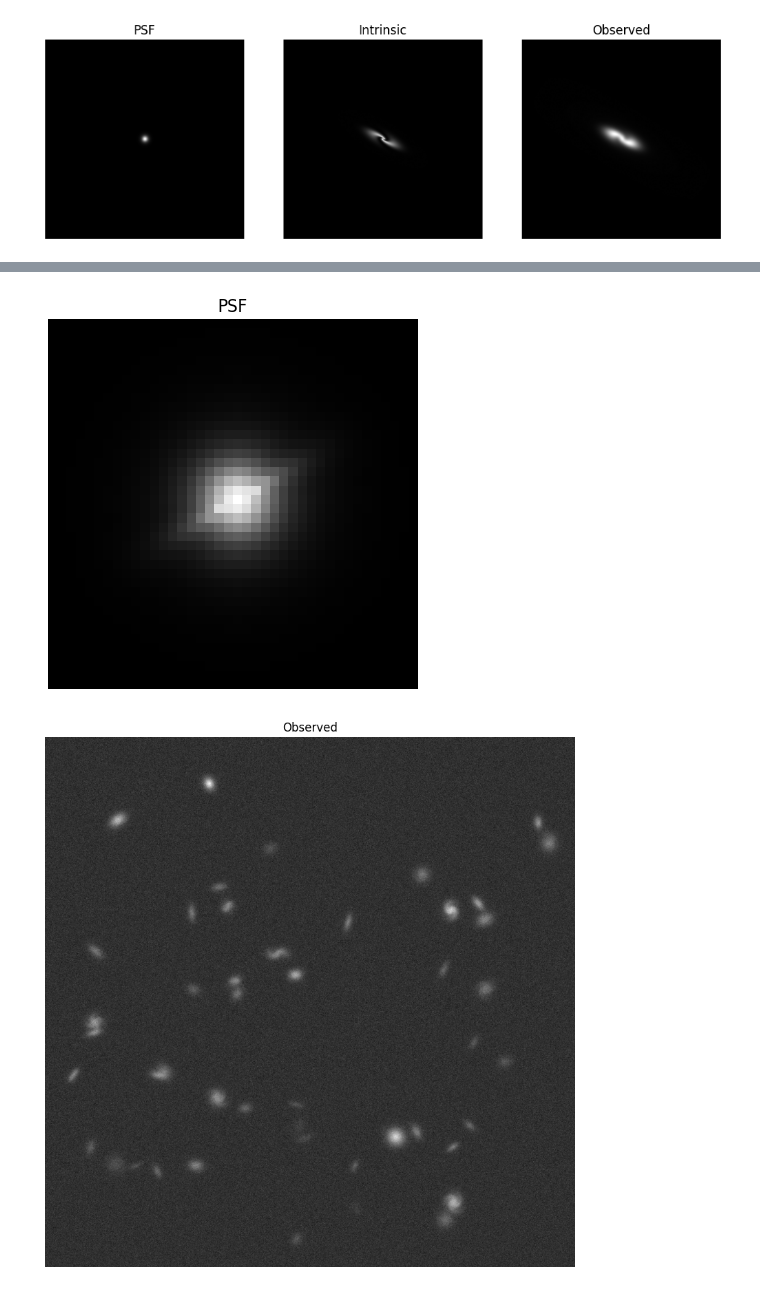
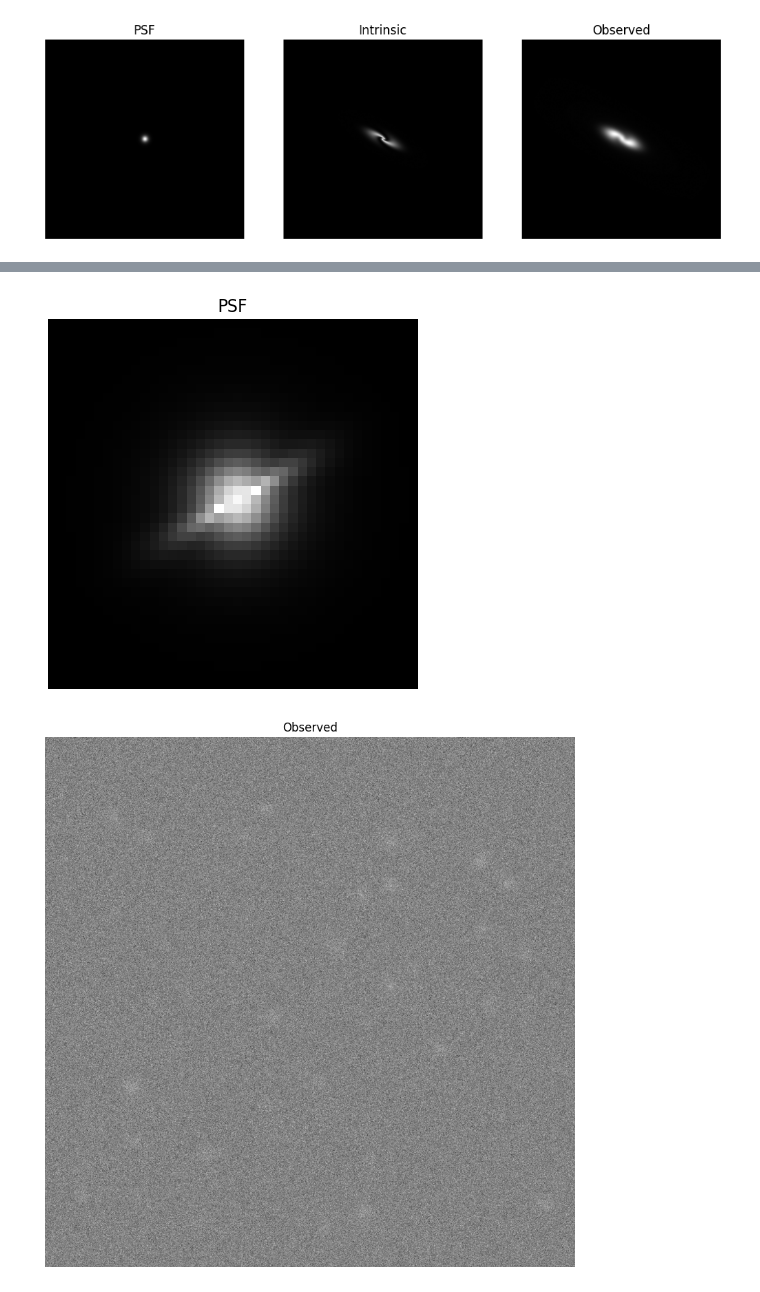
Before and after one commit to nielsklerk/FRP, a Jupyter notebook: notebooks/02_gaap.ipynb, the cells around one changed output, grey strips where cells are left out. Drawn from its saved outputs; the diff is of its cells as text; code cells hidden in the pictures.

```diff
--- a/notebooks/02_gaap.ipynb
+++ b/notebooks/02_gaap.ipynb
@@ -81,8 +81,8 @@ width = 1000
 margin = 50
 
 # Define scaling for the weight
-a = 6
-b = 6
+a = 10
+b = 10
 
 image = np.zeros((height, width), dtype=float)
 
@@ -116,9 +116,9 @@ for _ in range(N_galaxies):
     image += galaxy_image
 
 # Plot intrinsic image
-plt.figure(figsize=(10, 10))
+plt.figure(figsize=(8, 8))
 for (xc, yc) in centers:
-    plt.scatter(xc, yc, c='cyan')
+    plt.scatter(xc, yc, c='cyan', marker='+')
 plt.imshow(image)
 plt.title("Intrinsic")
 plt.show()
@@ -127,25 +127,25 @@ plt.show()
 # %%
 # Define normalized PSF
-image_psf = moffat(40, 40, 2, 5, n_spikes=1, rotation=np.pi / 3, spike_strength=0.2, spike_width=0.2, Rc=8)
+image_psf = moffat(40, 40, 2, 5, n_spikes=2, rotation=np.pi/3, spike_strength=0.2, spike_width=0.2, Rc=8)
 image_psf /= image_psf.sum()
 
 # Plot PSF
 plt.imshow(image_psf)
 plt.title("PSF")
 plt.show()
 
 # Add noise and convolve with PSF
-noise = np.random.normal(0, 0.5, size=image.shape)
+noise = np.random.normal(0, 10, size=image.shape)
 new_image = fftconvolve(image, image_psf, mode='same') + noise
 
 # Plot convolved image with noise
 plt.figure(figsize=(10, 10))
 plt.imshow(new_image)
 plt.title("Observed")
 plt.show()
 # %% [output]
 [figure]
-[figure, old version]
+[figure, new version]
 # %%
 pixels = new_image.flatten()
 # Make the histogram
```
Also changed, not shown: parts of 18 cells of this notebook, 1 other file.
